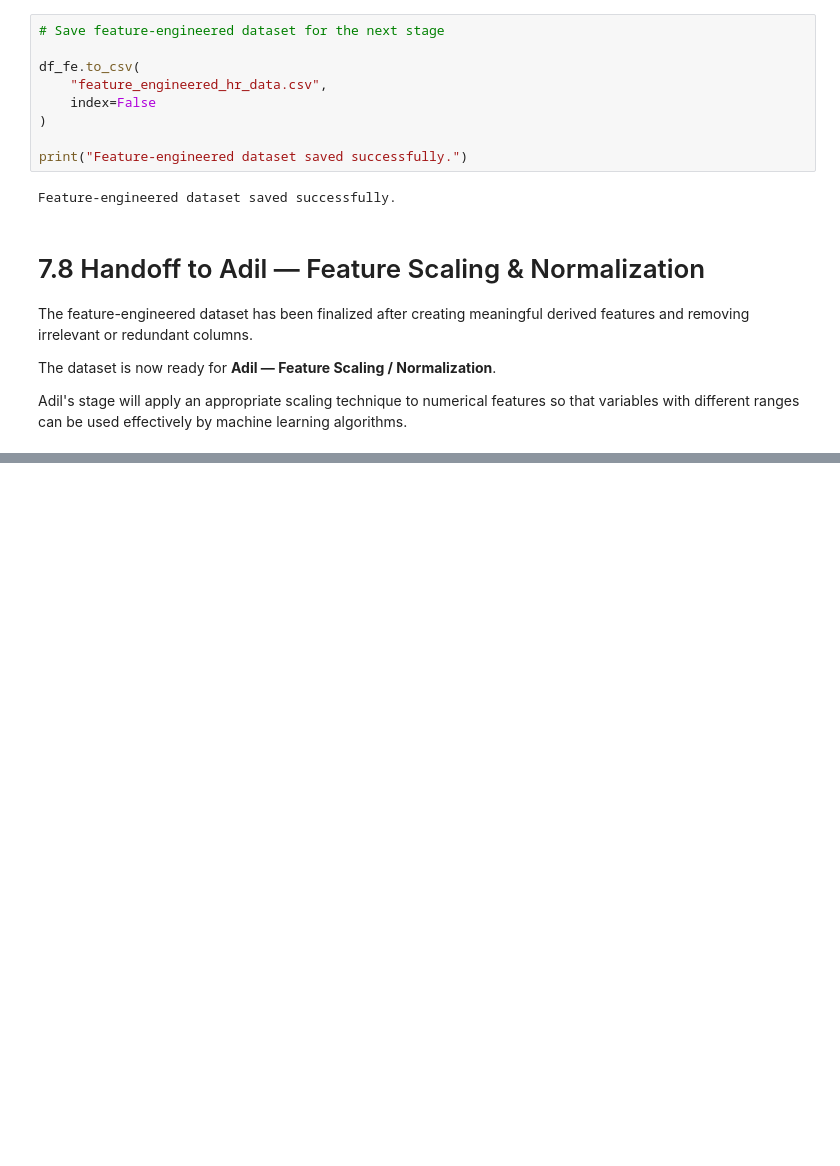
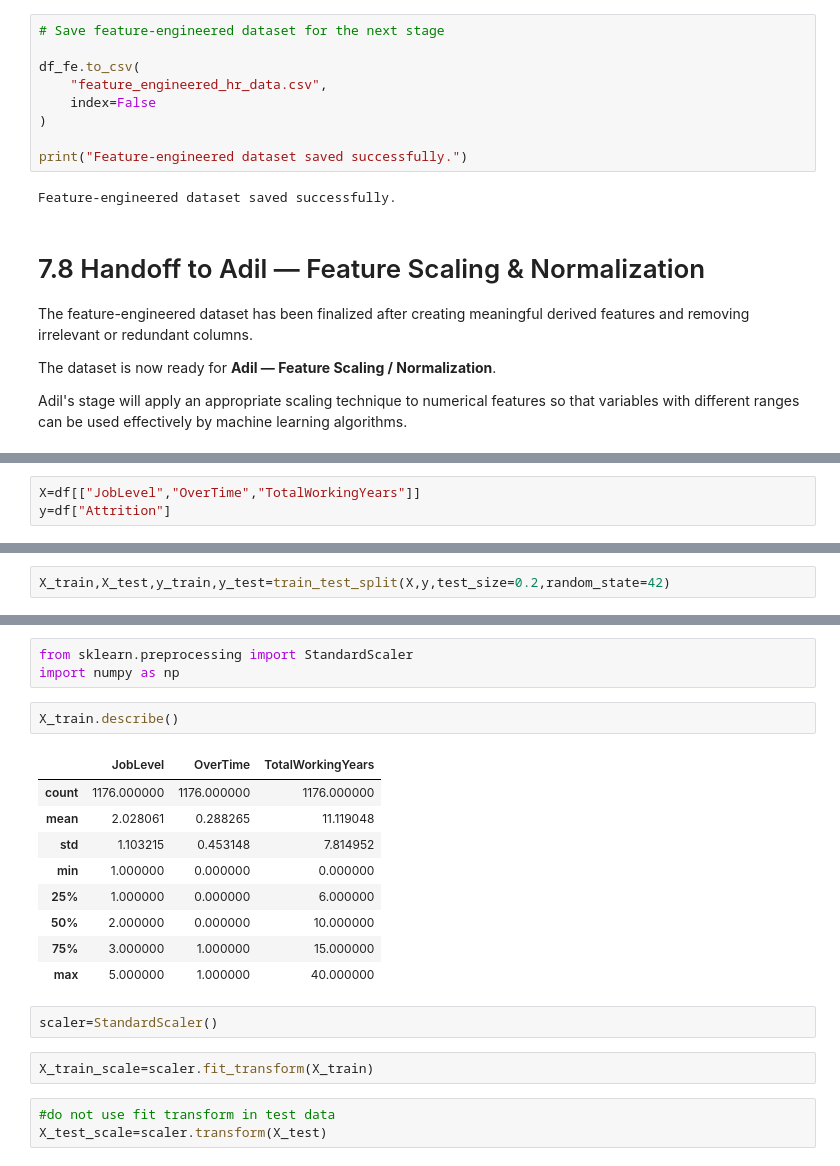
Before and after one commit to Jishafranklin/Parallel-Project-HR-Employee-Attrition-Preprocessing, a Jupyter notebook: notebooks/HR_Employee_Attrition_Preprocessing.ipynb, the cells around one changed output, grey strips where cells are left out. Cells and saved outputs as stored; diff of their text form; blank space fills up the shorter version.

Commit message:
added feature scaling to the data

```diff
--- a/notebooks/HR_Employee_Attrition_Preprocessing.ipynb
+++ b/notebooks/HR_Employee_Attrition_Preprocessing.ipynb
@@ -660,0 +671,3 @@ Adil's stage will apply an appropriate scaling technique to numerical features s
+# %%
+X=df[["JobLevel","OverTime","TotalWorkingYears"]]
+y=df["Attrition"]
@@ -660,0 +683,2 @@ Adil's stage will apply an appropriate scaling technique to numerical features s
+# %%
+X_train,X_test,y_train,y_test=train_test_split(X,y,test_size=0.2,random_state=42)
@@ -660,0 +711,22 @@ Adil's stage will apply an appropriate scaling technique to numerical features s
+# %%
+from sklearn.preprocessing import StandardScaler
+import numpy as np
+# %%
+X_train.describe()
+# %% [output]
+|  | JobLevel | OverTime | TotalWorkingYears |
+| count | 1176.000000 | 1176.000000 | 1176.000000 |
+| mean | 2.028061 | 0.288265 | 11.119048 |
+| std | 1.103215 | 0.453148 | 7.814952 |
+| min | 1.000000 | 0.000000 | 0.000000 |
+| 25% | 1.000000 | 0.000000 | 6.000000 |
+| 50% | 2.000000 | 0.000000 | 10.000000 |
+| 75% | 3.000000 | 1.000000 | 15.000000 |
+| max | 5.000000 | 1.000000 | 40.000000 |
+# %%
+scaler=StandardScaler()
+# %%
+X_train_scale=scaler.fit_transform(X_train)
+# %%
+#do not use fit transform in test data
+X_test_scale=scaler.transform(X_test)
```
Also changed, not shown: parts of 7 cells of this notebook.
